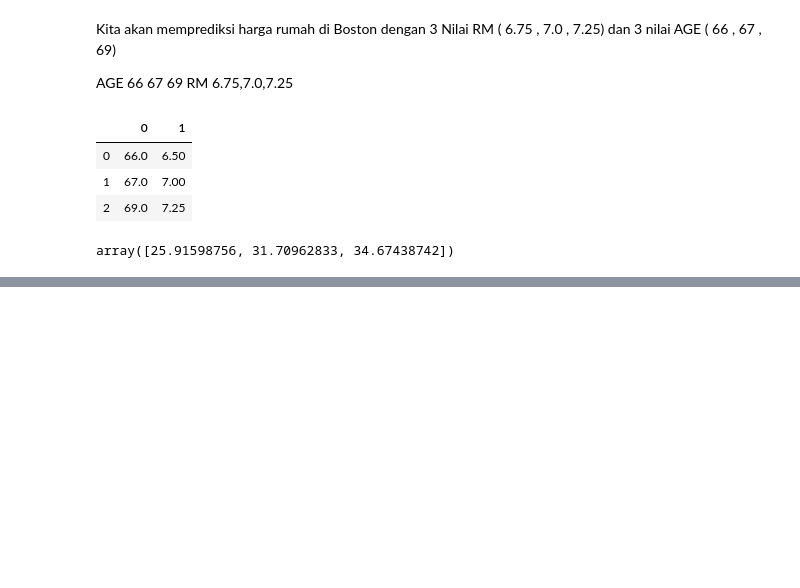
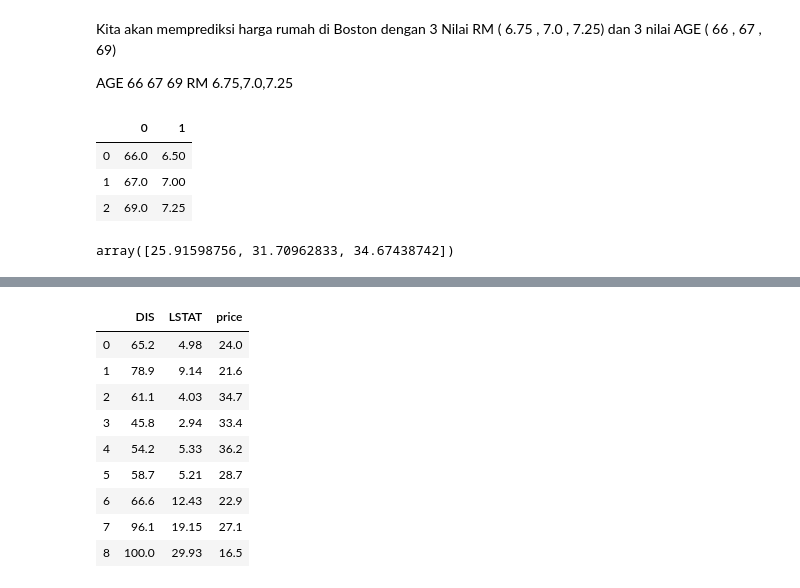
Before and after one commit to Herrscher-of-Freedom/Data-Science, a Jupyter notebook: UTS.ipynb, the cells around one changed output, grey strips where cells are left out. Cells and saved outputs as stored; diff of their text form; code cells hidden in the pictures; blank space fills up the shorter version.

```diff
--- a/UTS.ipynb
+++ b/UTS.ipynb
@@ -437,0 +445,22 @@ Age with RM : [69.    7.25] Price Prediction: 34.67438742209706
+# %%
+import pandas as pd
+
+boston_housing = {
+    'DIS': [65.2 , 78.9,  61.1, 45.8, 54.2,  58.7, 66.6, 96.1, 100.0],
+    'LSTAT': [4.98, 9.14, 4.03, 2.94, 5.33, 5.21, 12.43, 19.15, 29.93],
+    'price': [24.0, 21.6, 34.7, 33.4, 36.2, 28.7, 22.9, 27.1, 16.5]
+}
+
+boston_df = pd.DataFrame(boston_housing)
+boston_df
+# %% [output]
+|  | DIS | LSTAT | price |
+| 0 | 65.2 | 4.98 | 24.0 |
+| 1 | 78.9 | 9.14 | 21.6 |
+| 2 | 61.1 | 4.03 | 34.7 |
+| 3 | 45.8 | 2.94 | 33.4 |
+| 4 | 54.2 | 5.33 | 36.2 |
+| 5 | 58.7 | 5.21 | 28.7 |
+| 6 | 66.6 | 12.43 | 22.9 |
+| 7 | 96.1 | 19.15 | 27.1 |
+| 8 | 100.0 | 29.93 | 16.5 |
```
Also changed, not shown: parts of 18 cells of this notebook.
